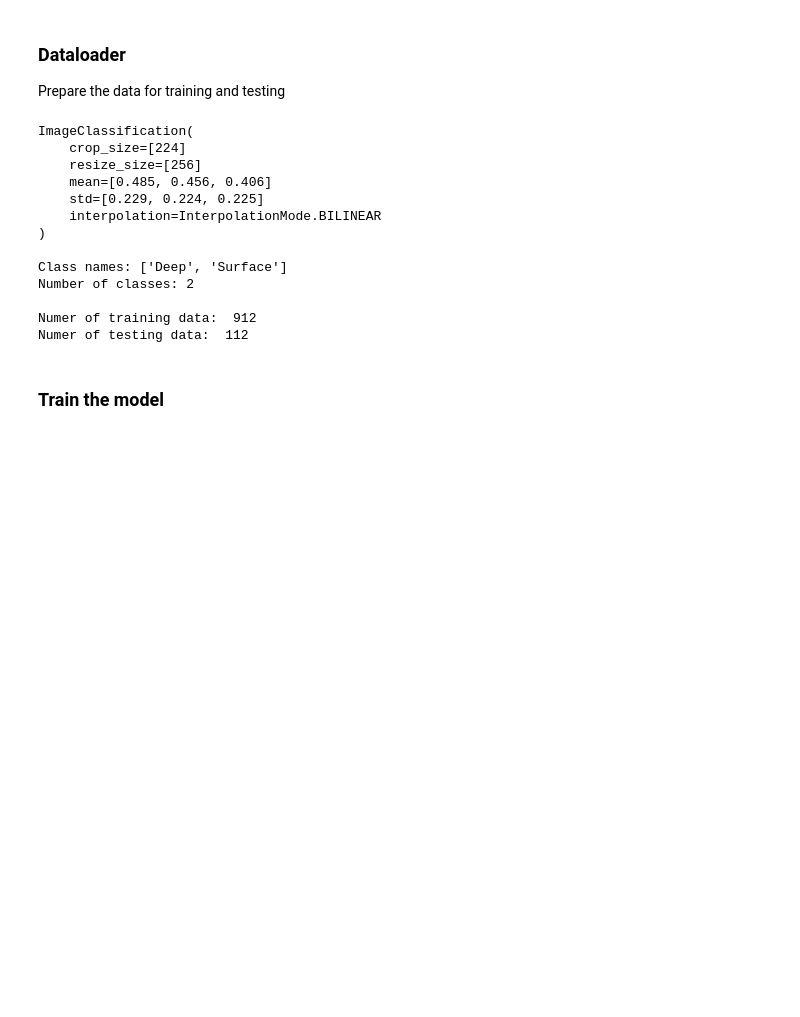
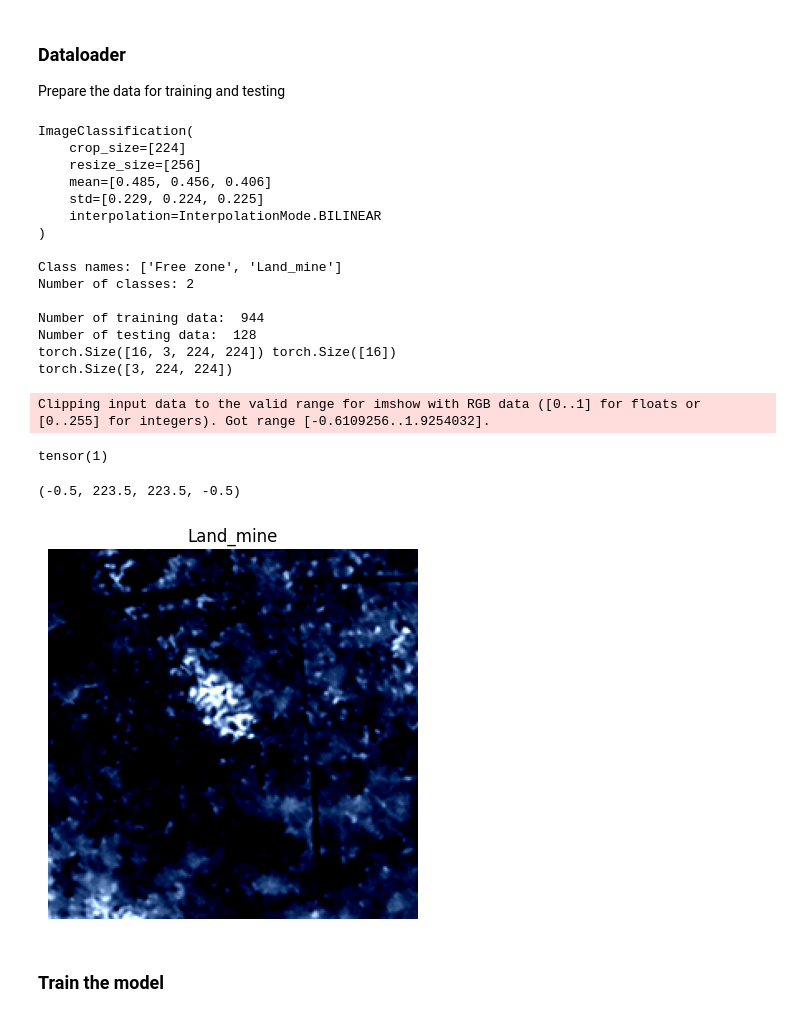
Before and after one commit to taha-parsayan/Deep-Learning-for-Detection-of-Buried-Landmines-Using-ViT, a Jupyter notebook: Land_mine_main.ipynb, the cells around one changed output. Saved outputs shown, nothing was run; the diff lists cells and outputs as text; code cells hidden in the pictures; blank space fills up the shorter version.

```diff
--- a/Land_mine_main.ipynb
+++ b/Land_mine_main.ipynb
@@ -255,8 +255,8 @@ augmentation_transform = transforms.Compose([
 # Change data here for 2 class, 3 class, and 5 class
 
 train_dataloader_pretrained, test_dataloader_pretrained, class_names = data_setup.create_dataloaders(
-    train_dir=train_data_path_phase_2,
-    test_dir=test_data_path_phase_2,
+    train_dir=train_data_path_phase_1,
+    test_dir=test_data_path_phase_1,
     transform=pretrained_vit_transforms,
     batch_size=batch_size,
     augmentation_transform=augmentation_transform
@@ -264,36 +264,42 @@ train_dataloader_pretrained, test_dataloader_pretrained, class_names = data_setu
 
 
 print(' ')
 print(f"Class names: {class_names}")
 print(f"Number of classes: {len(class_names)}")
 
 print(' ')
 print("Number of training data: ", len(train_dataloader_pretrained) * batch_size)
 print("Number of testing data: ", len(test_dataloader_pretrained) * batch_size)
 
 # image_batch, label_batch = next(iter(train_dataloader_pretrained))
 # print(image_batch.shape, label_batch.shape)
 
 # image, label = image_batch[0], label_batch[0]
 # print(image.shape, label)
 
 # plt.imshow(image.permute(1, 2, 0))
 # plt.title(class_names[label])
 # plt.axis(False)
 # %% [output]
 ImageClassification(
     crop_size=[224]
     resize_size=[256]
     mean=[0.485, 0.456, 0.406]
     std=[0.229, 0.224, 0.225]
     interpolation=InterpolationMode.BILINEAR
 )
 
-Class names: ['Deep', 'Surface']
+Class names: ['Free zone', 'Land_mine']
 Number of classes: 2
 
-Numer of training data:  912
-Numer of testing data:  112
+Number of training data:  944
+Number of testing data:  128
+torch.Size([16, 3, 224, 224]) torch.Size([16])
+torch.Size([3, 224, 224])
+Clipping input data to the valid range for imshow with RGB data ([0..1] for floats or [0..255] for integers). Got range [-0.6109256..1.9254032].
+tensor(1)
+(-0.5, 223.5, 223.5, -0.5)
+[figure, added]
 # %% [markdown]
 ### Train the model
 # %%
```
Also changed, not shown: parts of 5 cells of this notebook, 1 other file.
